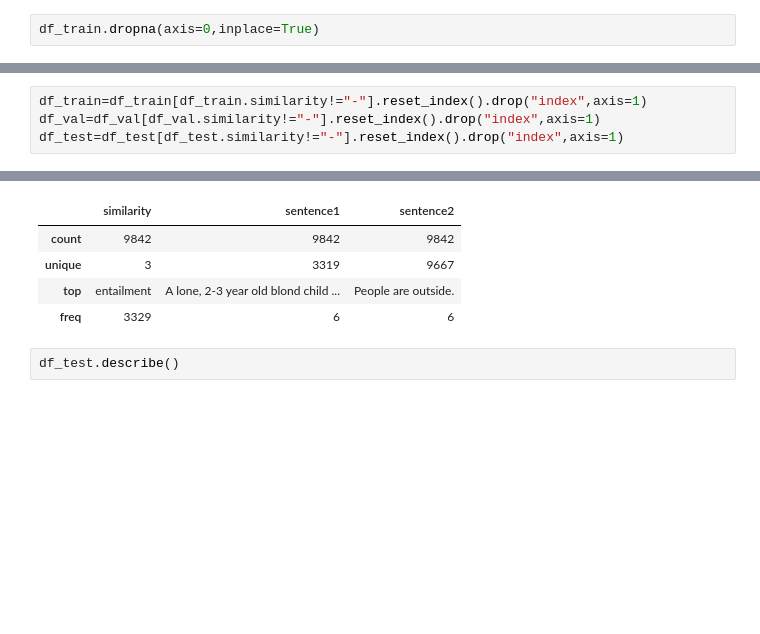
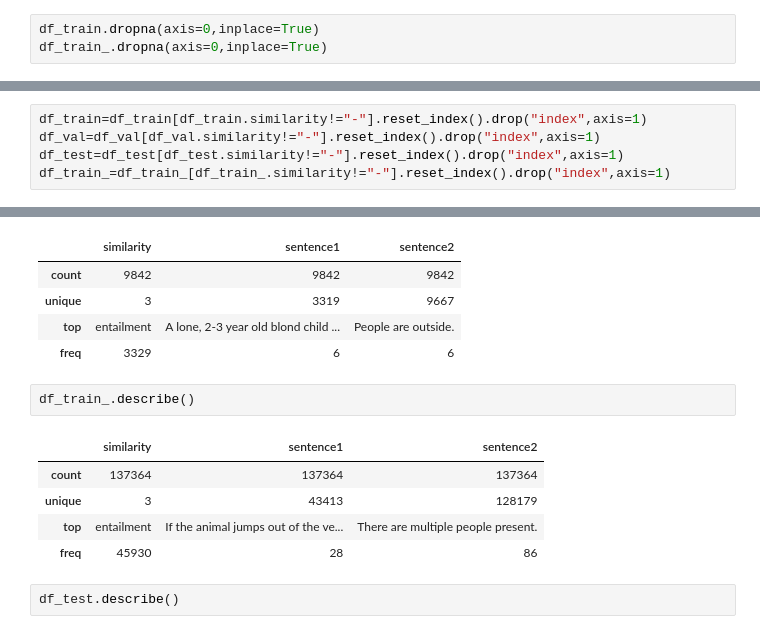
Before and after one commit to aemreusta/success-of-ai-writers, a Jupyter notebook: data_preprocessing.ipynb, the cells around one changed output, grey strips where cells are left out. Saved outputs shown, nothing was run; the diff lists cells and outputs as text; blank space fills up the shorter version.

```diff
--- a/data_preprocessing.ipynb
+++ b/data_preprocessing.ipynb
@@ -73,4 +124,5 @@ dtype: int64
 # %%
 df_train.dropna(axis=0,inplace=True)
+df_train_.dropna(axis=0,inplace=True)
 # %%
 print("Number of missing values for train data")
@@ -133,5 +185,6 @@ Name: similarity, dtype: int64
 df_train=df_train[df_train.similarity!="-"].reset_index().drop("index",axis=1)
 df_val=df_val[df_val.similarity!="-"].reset_index().drop("index",axis=1)
 df_test=df_test[df_test.similarity!="-"].reset_index().drop("index",axis=1)
+df_train_=df_train_[df_train_.similarity!="-"].reset_index().drop("index",axis=1)
 # %%
 print("Distribution of our train targets")
@@ -176,6 +229,14 @@ df_val.describe()
 | unique | 3 | 3319 | 9667 |
 | top | entailment | A lone, 2-3 year old blond child ... | People are outside. |
 | freq | 3329 | 6 | 6 |
+# %%
+df_train_.describe()
+# %% [output]
+|  | similarity | sentence1 | sentence2 |
+| count | 137364 | 137364 | 137364 |
+| unique | 3 | 43413 | 128179 |
+| top | entailment | If the animal jumps out of the ve... | There are multiple people present. |
+| freq | 45930 | 28 | 86 |
 # %%
 df_test.describe()
 # %% [output]
```
Also changed, not shown: parts of 12 cells of this notebook.
